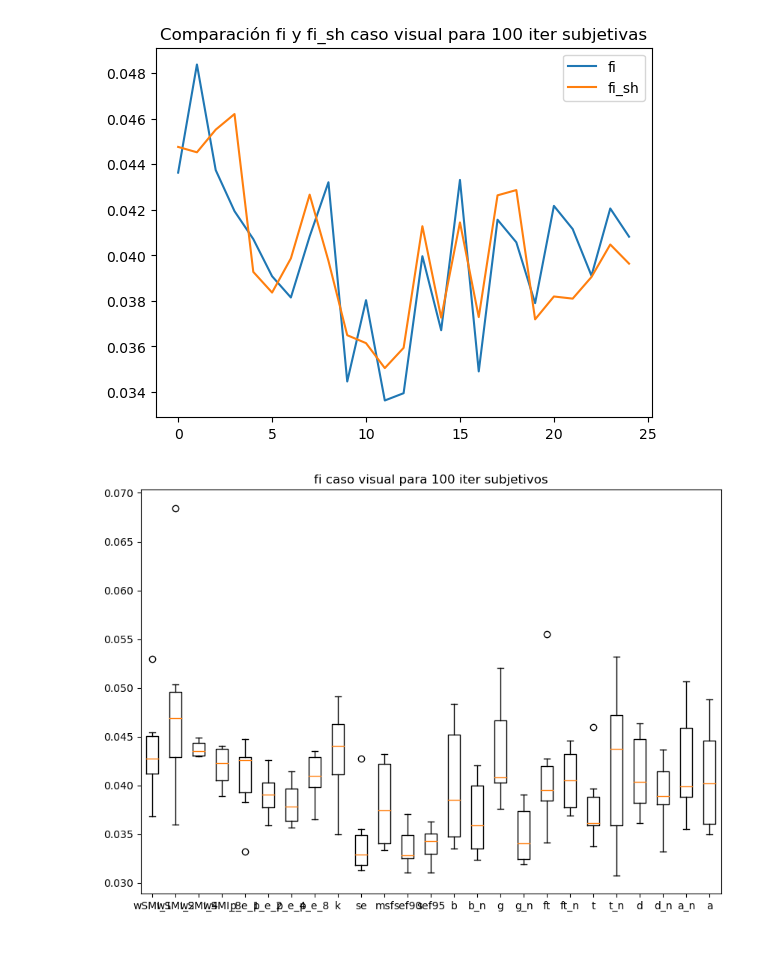
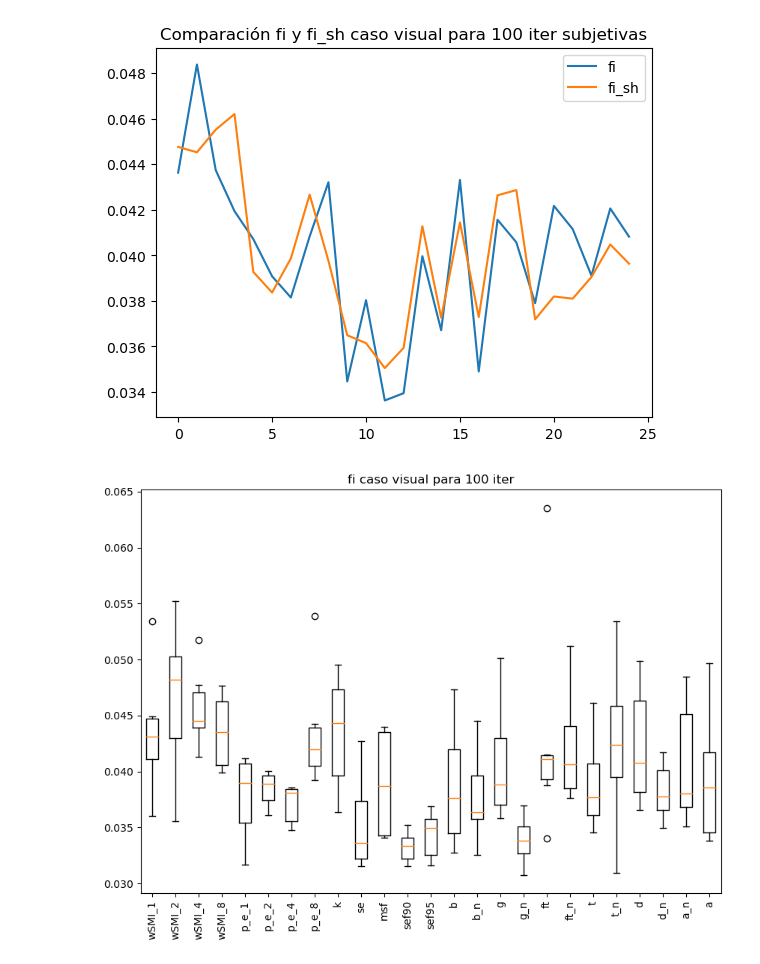
Before and after one commit to FlorenciaPerezR/Tesis, a Jupyter notebook: graficos.ipynb, the cells around one changed output. Drawn from its saved outputs; the diff is of its cells as text; code cells hidden in the pictures.

```diff
--- a/graficos.ipynb
+++ b/graficos.ipynb
@@ -43,23 +103,25 @@ grafico.savefig('/home/nicobruno/flor/Tesis/graficos/nuevo_fi_visual_100_subj.pn
 # %% [output]
 [figure]
 # %%
+dir = '/home/nicobruno/flor/Tesis/modelo_resultados/'
 features = ['wSMI_1','wSMI_2','wSMI_4','wSMI_8','p_e_1','p_e_2','p_e_4','p_e_8','k',
             'se','msf','sef90','sef95','b','b_n','g','g_n','ft','ft_n','t',
             't_n','d','d_n','a_n','a']
 
 figura = plt.figure(figsize =(10, 7))
 
-fi = genfromtxt(dir+'/nuevo_fi_iter_100_e_100_visual_subj.csv', skip_header=1,delimiter=',')
-fi_sh = genfromtxt(dir+'/nuevo_fi_sh_iter_100_e_100_visual_subj.csv', skip_header=1,delimiter=',')
+fi = genfromtxt(dir+'/nuevo_fi_iter_100_e_100_visual.csv', skip_header=1,delimiter=',')
+
 
 # Creating plot
 plt.boxplot(fi)
 plt.xticks([1,2,3,4,5,6,7,8,9,10,11,12,13,14,15,16,17,18,19,20,21,22,23,24,25], features)
 # Adding title
-plt.title("fi caso visual para 100 iter subjetivos")
+plt.title("fi caso visual para 100 iter")
+plt.xticks(rotation=90)
 # show plot
 plt.show()
 
-figura.savefig('/home/nicobruno/flor/Tesis/graficos/nuevo_features_fi_visual_100_subj.png')
+#figura.savefig('/home/nicobruno/flor/Tesis/graficos/nuevo_features_fi_visual_100_subj.png')
 # %% [output]
-[figure, old version]
+[figure, new version]
```
Also changed, not shown: parts of 8 cells of this notebook, 2 other files.
